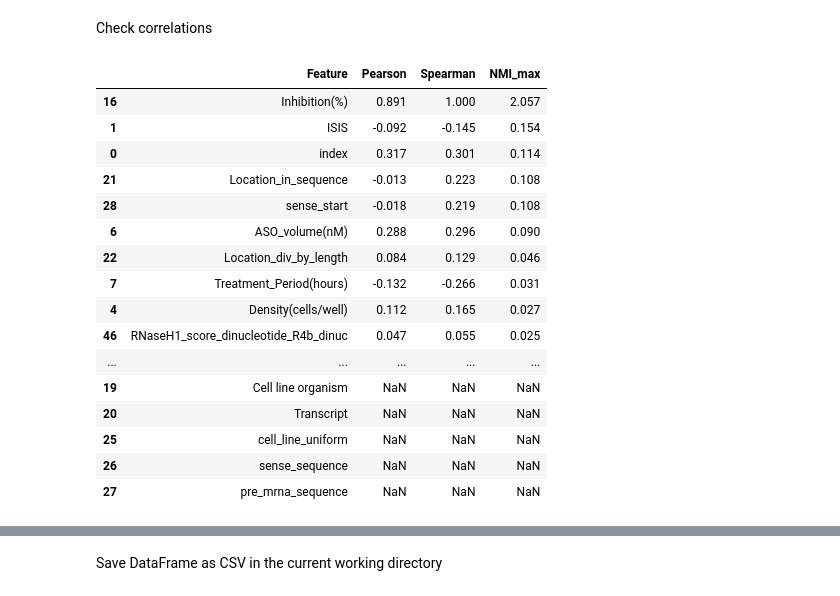
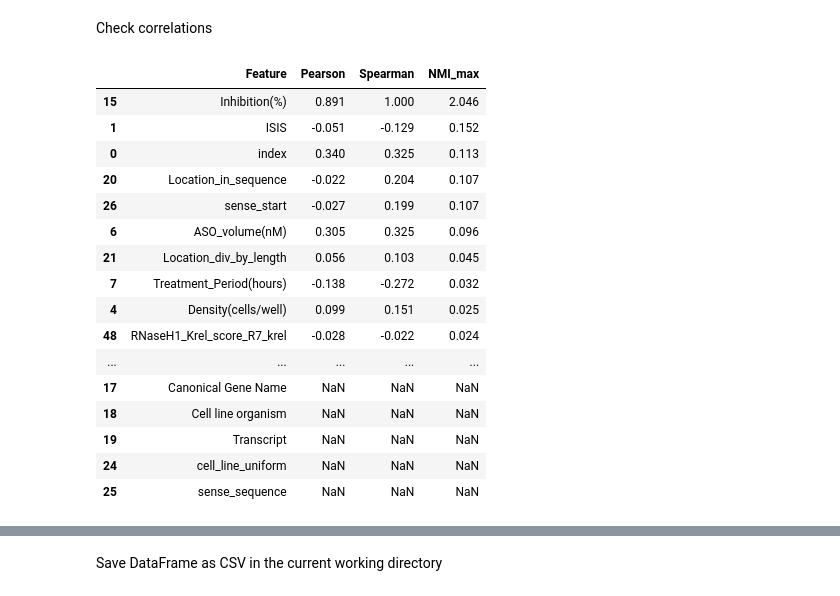
Before and after one commit to RedPenguin100/TAUSO, a Jupyter notebook: notebooks/features/RNaseH/generate_RNaseH_features.ipynb, the cells around one changed output, grey strips where cells are left out. Cells and saved outputs as stored; diff of their text form; code cells hidden in the pictures.

Commit message:
Added RNaseH1

```diff
--- a/notebooks/features/RNaseH/generate_RNaseH_features.ipynb
+++ b/notebooks/features/RNaseH/generate_RNaseH_features.ipynb
@@ -149,43 +33,44 @@ for motif in motif_list:
 # %%
 from src.tauso.features.RNaseH_features import add_rnaseh1_scores_best_window_nt
 
-all_data_human_gene, RNaseH1_features_best = add_rnaseh1_scores_best_window_nt(all_data_human_gene)
+all_data, RNaseH1_features_best = add_rnaseh1_scores_best_window_nt(all_data)
 # %%
 from src.tauso.features.RNaseH_features import add_rnaseh1_scores_best_window_dinuc
 
-all_data_human_gene, RNaseH1_dinucleotide_features_best = add_rnaseh1_scores_best_window_dinuc(all_data_human_gene)
+all_data, RNaseH1_dinucleotide_features_best = add_rnaseh1_scores_best_window_dinuc(all_data)
 # %%
 from src.tauso.features.RNaseH_features import add_rnaseh1_scores_best_window_krel_nt
 
-all_data_human_gene, RNaseH1_Krel_features_best = add_rnaseh1_scores_best_window_krel_nt(all_data_human_gene)
+all_data, RNaseH1_Krel_features_best = add_rnaseh1_scores_best_window_krel_nt(all_data)
 # %%
 from src.tauso.features.RNaseH_features import add_rnaseh1_scores_best_window_krel_dinuc
 
-all_data_human_gene, RNaseH1_Krel_dinucleotide_features_best = add_rnaseh1_scores_best_window_krel_dinuc(all_data_human_gene)
+all_data, RNaseH1_Krel_dinucleotide_features_best = add_rnaseh1_scores_best_window_krel_dinuc(all_data)
 # %%
 rNaseH1_best_features_list = RNaseH1_features_best + RNaseH1_dinucleotide_features_best + RNaseH1_Krel_features_best + RNaseH1_Krel_dinucleotide_features_best + RNeseH1_motif_features
 # %% [markdown]
 Check correlations
 # %%
-from notebooks.features.RNaseH.correlation_test import analyze_feature_correlations
-results_df = analyze_feature_correlations(all_data_human_gene, target='log_inhibition')
+from notebooks.utils.correlation_test import analyze_feature_correlations
+
+results_df = analyze_feature_correlations(all_data, target='log_inhibition')
 display(results_df)
 # %% [output]
 |  | Feature | Pearson | Spearman | NMI_max |
-| 16 | Inhibition(%) | 0.891 | 1.000 | 2.057 |
-| 1 | ISIS | -0.092 | -0.145 | 0.154 |
-| 0 | index | 0.317 | 0.301 | 0.114 |
-| 21 | Location_in_sequence | -0.013 | 0.223 | 0.108 |
-| 28 | sense_start | -0.018 | 0.219 | 0.108 |
-| 6 | ASO_volume(nM) | 0.288 | 0.296 | 0.090 |
-| 22 | Location_div_by_length | 0.084 | 0.129 | 0.046 |
-| 7 | Treatment_Period(hours) | -0.132 | -0.266 | 0.031 |
-| 4 | Density(cells/well) | 0.112 | 0.165 | 0.027 |
-| 46 | RNaseH1_score_dinucleotide_R4b_dinuc | 0.047 | 0.055 | 0.025 |
+| 15 | Inhibition(%) | 0.891 | 1.000 | 2.046 |
+| 1 | ISIS | -0.051 | -0.129 | 0.152 |
+| 0 | index | 0.340 | 0.325 | 0.113 |
+| 20 | Location_in_sequence | -0.022 | 0.204 | 0.107 |
+| 26 | sense_start | -0.027 | 0.199 | 0.107 |
+| 6 | ASO_volume(nM) | 0.305 | 0.325 | 0.096 |
+| 21 | Location_div_by_length | 0.056 | 0.103 | 0.045 |
+| 7 | Treatment_Period(hours) | -0.138 | -0.272 | 0.032 |
+| 4 | Density(cells/well) | 0.099 | 0.151 | 0.025 |
+| 48 | RNaseH1_Krel_score_R7_krel | -0.028 | -0.022 | 0.024 |
 | ... | ... | ... | ... | ... |
-| 19 | Cell line organism | NaN | NaN | NaN |
-| 20 | Transcript | NaN | NaN | NaN |
-| 25 | cell_line_uniform | NaN | NaN | NaN |
-| 26 | sense_sequence | NaN | NaN | NaN |
-| 27 | pre_mrna_sequence | NaN | NaN | NaN |
+| 17 | Canonical Gene Name | NaN | NaN | NaN |
+| 18 | Cell line organism | NaN | NaN | NaN |
+| 19 | Transcript | NaN | NaN | NaN |
+| 24 | cell_line_uniform | NaN | NaN | NaN |
+| 25 | sense_sequence | NaN | NaN | NaN |
 # %%
```
Also changed, not shown: parts of 17 cells of this notebook, 24 other files.
